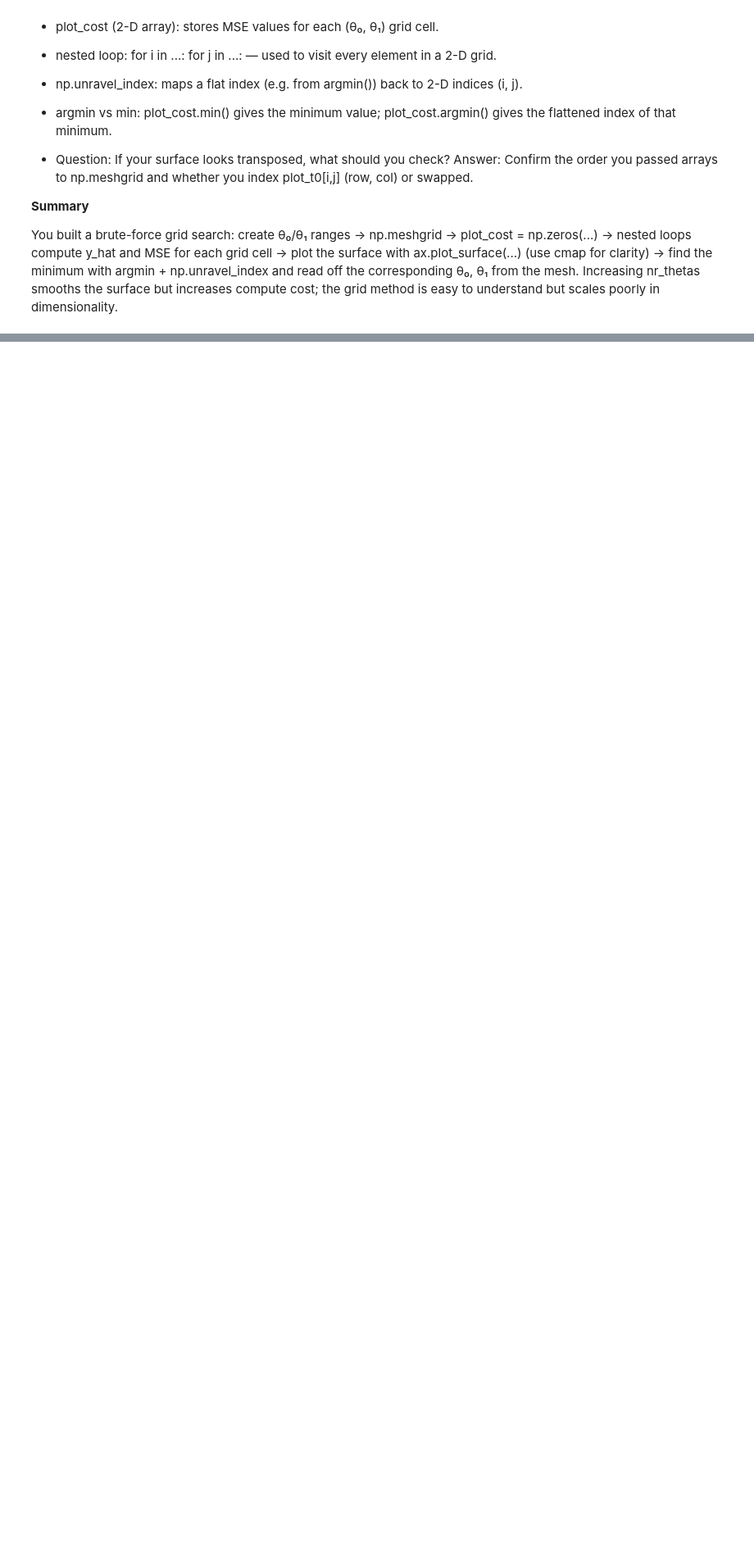
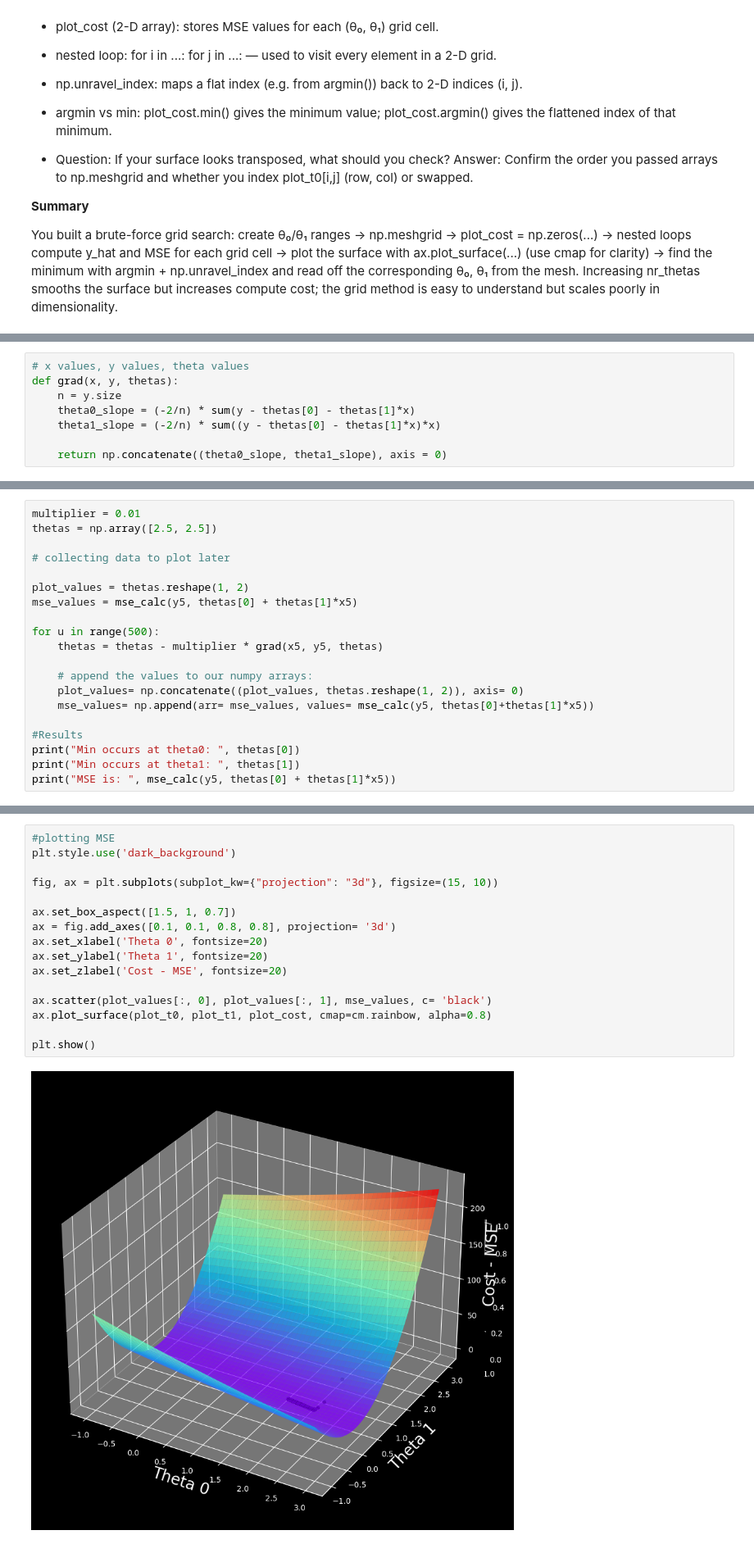
Before and after one commit to Cap-Rehan/ML-DS-journey, a Jupyter notebook: Section-4/Grad_Desc_2nd.ipynb, the cells around one changed output, grey strips where cells are left out. Shown at 82% size. Saved outputs shown, nothing was run; the diff lists cells and outputs as text; blank space fills up the shorter version.

```diff
--- a/Section-4/Grad_Desc_2nd.ipynb
+++ b/Section-4/Grad_Desc_2nd.ipynb
@@ -372,0 +381,8 @@ You built a brute-force grid search: create θ₀/θ₁ ranges → np.meshgrid
+# %%
+# x values, y values, theta values
+def grad(x, y, thetas):
+    n = y.size
+    theta0_slope = (-2/n) * sum(y - thetas[0] - thetas[1]*x)
+    theta1_slope = (-2/n) * sum((y - thetas[0] - thetas[1]*x)*x)
+
+    return np.concatenate((theta0_slope, theta1_slope), axis = 0)
@@ -372,0 +393,20 @@ You built a brute-force grid search: create θ₀/θ₁ ranges → np.meshgrid
+# %%
+multiplier = 0.01
+thetas = np.array([2.5, 2.5])
+
+# collecting data to plot later
+
+plot_values = thetas.reshape(1, 2)
+mse_values = mse_calc(y5, thetas[0] + thetas[1]*x5)
+
+for u in range(500):
+    thetas = thetas - multiplier * grad(x5, y5, thetas)
+
+    # append the values to our numpy arrays:
+    plot_values= np.concatenate((plot_values, thetas.reshape(1, 2)), axis= 0)
+    mse_values= np.append(arr= mse_values, values= mse_calc(y5, thetas[0]+thetas[1]*x5))
+
+#Results
+print("Min occurs at theta0: ", thetas[0])
+print("Min occurs at theta1: ", thetas[1])
+print("MSE is: ", mse_calc(y5, thetas[0] + thetas[1]*x5))
@@ -372,0 +431,18 @@ You built a brute-force grid search: create θ₀/θ₁ ranges → np.meshgrid
+# %%
+#plotting MSE
+plt.style.use('dark_background')
+
+fig, ax = plt.subplots(subplot_kw={"projection": "3d"}, figsize=(15, 10))
+
+ax.set_box_aspect([1.5, 1, 0.7])
+ax = fig.add_axes([0.1, 0.1, 0.8, 0.8], projection= '3d')
+ax.set_xlabel('Theta 0', fontsize=20)
+ax.set_ylabel('Theta 1', fontsize=20)
+ax.set_zlabel('Cost - MSE', fontsize=20)
+
+ax.scatter(plot_values[:, 0], plot_values[:, 1], mse_values, c= 'black')
+ax.plot_surface(plot_t0, plot_t1, plot_cost, cmap=cm.rainbow, alpha=0.8)
+
+plt.show()
+# %% [output]
+[figure, added]
```
Also changed, not shown: parts of 9 cells of this notebook, 1 other file.
